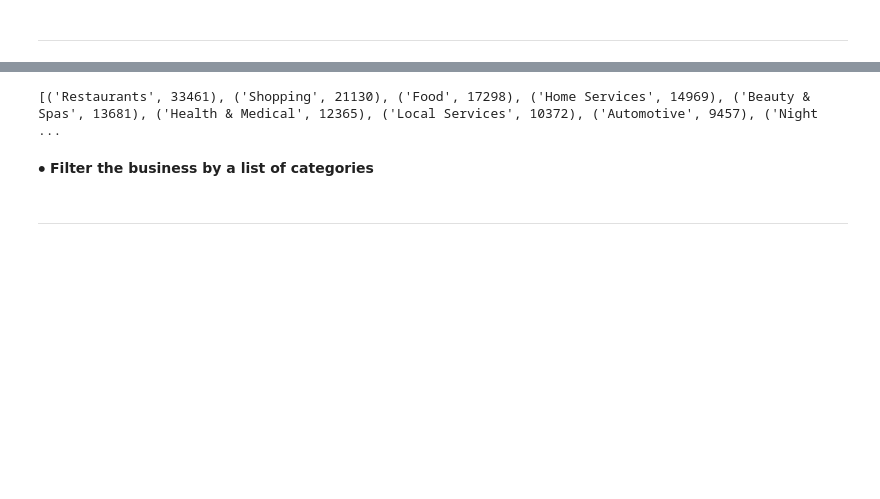
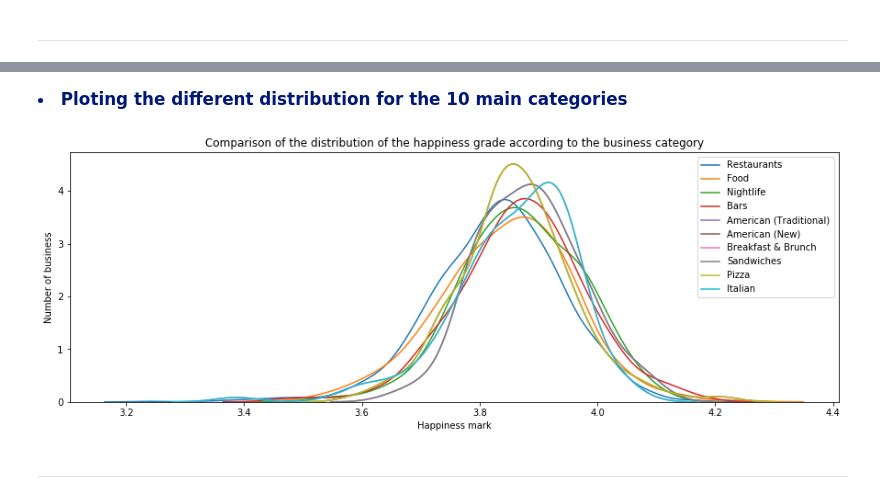
Before and after one commit to JulesBelveze/yelp-dataset-analysis, a Jupyter notebook: FinalProject.ipynb, the cells around one changed output, grey strips where cells are left out. Cells and saved outputs as stored; diff of their text form; code cells hidden in the pictures; blank space fills up the shorter version.

```diff
--- a/FinalProject.ipynb
+++ b/FinalProject.ipynb
@@ -305,5 +305,8 @@ Use either one of the following locations :
 # %%
-# creating a list containing all localisations of business
-locations = []
-for i in range(len(df_business)):
-    locations.append((df_business.loc[i].latitude, df_business.loc[i].longitude))
+# creating a d containing the localisations of all the analyzed business
+locations = {}
+for business in list(dic_rate.keys()):
+    try:
+        locations[business] =((df_business[df_business['business_id'] == business].latitude.values[0], df_business[df_business['business_id'] == business].longitude.values[0]))
+    except IndexError:
+        pass
@@ -364,3 +357,3 @@ $\bullet$ __Changing the type of the column categories to a list__
 # %%
-df_business.categories = df_business.categories.astype(list)
-df_business.categories = df_business['categories'].map(lambda a: a.split(",")) # spliting each element of row into a list
+# changing type of column categories to list
+df_business.categories = df_business['categories'].map(lambda a: a.split(","))
@@ -379,12 +392 @@ def countingOccurencesListOfLists(list_of_lists):
-# %%
-import operator
-
-# sorting the tuples according to their nb of occurences
-a = countingOccurencesListOfLists(list(df_business.categories.values))
-a = sorted(a.items(), key=lambda item: (item[1], item[0]), reverse=True)
-print(a[:20])
-# %% [output]
-[('Restaurants', 33461), ('Shopping', 21130), ('Food', 17298), ('Home Services', 14969), ('Beauty & Spas', 13681), ('Health & Medical', 12365), ('Local Services', 10372), ('Automotive', 9457), ('Night ...
-# %% [markdown]
-$\bullet$ __Filter the business by a list of categories__
 # %%
@@ -401,3 +401,5 @@ def filterDfByListElement(filteringList, df, column):
     df = df.drop(indexToDrop)
     df = df.reset_index(drop=True)
     return df
+# %% [markdown]
+<li style="color:#001976; font-weight:bold; font-size:1.2em;"> Ploting the different distribution for the 10 main categories</li>
@@ -404,2 +441,39 @@ def filterDfByListElement(filteringList, df, column):
+# %%
+import pandas as pd
+import seaborn as sns
+import matplotlib.pyplot as plt
+from matplotlib import rcParams
+rcParams['patch.force_edgecolor'] = False
+rcParams['patch.facecolor'] = 'b'
+
+df1 = pd.DataFrame.from_dict(dic_filtered_1, orient='index')
+df2 = pd.DataFrame.from_dict(dic_filtered_2, orient='index')
+df3 = pd.DataFrame.from_dict(dic_filtered_3, orient='index')
+df4 = pd.DataFrame.from_dict(dic_filtered_4, orient='index')
+df5 = pd.DataFrame.from_dict(dic_filtered_5, orient='index')
+df6 = pd.DataFrame.from_dict(dic_filtered_6, orient='index')
+df7 = pd.DataFrame.from_dict(dic_filtered_7, orient='index')
+df8 = pd.DataFrame.from_dict(dic_filtered_8, orient='index')
+df9 = pd.DataFrame.from_dict(dic_filtered_9, orient='index')
+df10 = pd.DataFrame.from_dict(dic_filtered_10, orient='index')
+
+sns.distplot(df1, label=categorie1, hist=False);
+sns.distplot(df2, label=categorie2, hist=False);
+sns.distplot(df3, label=categorie3, hist=False);
+sns.distplot(df4, label=categorie4, hist=False);
+sns.distplot(df5, label=categorie5, hist=False);
+sns.distplot(df6, label=categorie6, hist=False);
+sns.distplot(df7, label=categorie7, hist=False);
+sns.distplot(df8, label=categorie8, hist=False);
+sns.distplot(df9, label=categorie9, hist=False);
+sns.distplot(df10, label=categorie10, hist=False);
+
+plt.title("Comparison of the distribution of the happiness grade according to the business category");
+plt.xlabel("Happiness mark");
+plt.ylabel("Number of business");
+plt.legend();
+plt.savefig("Website/happiness_comparison_categories.png")
+# %% [output]
+[figure, added]
 # %% [markdown]
 <hr>
```
Also changed, not shown: parts of 109 cells of this notebook, 5 other files.
